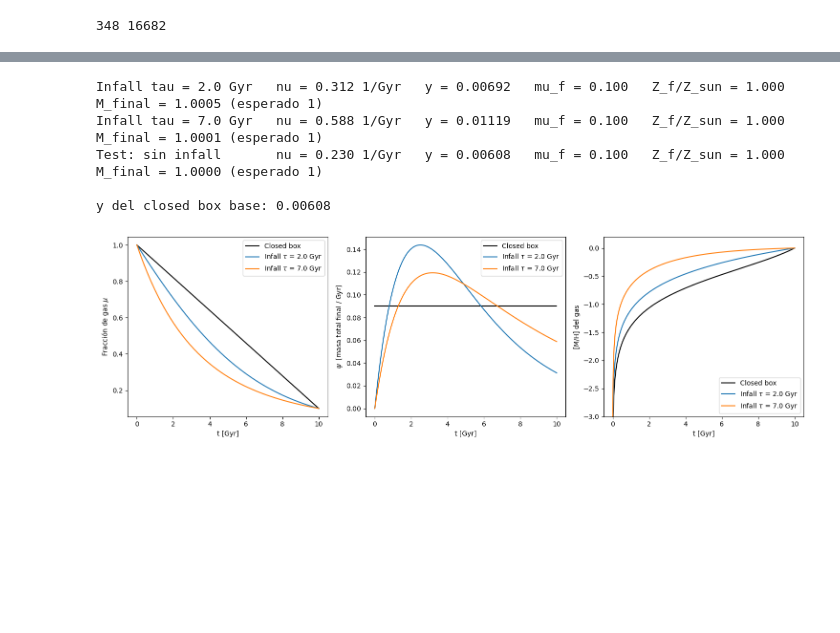
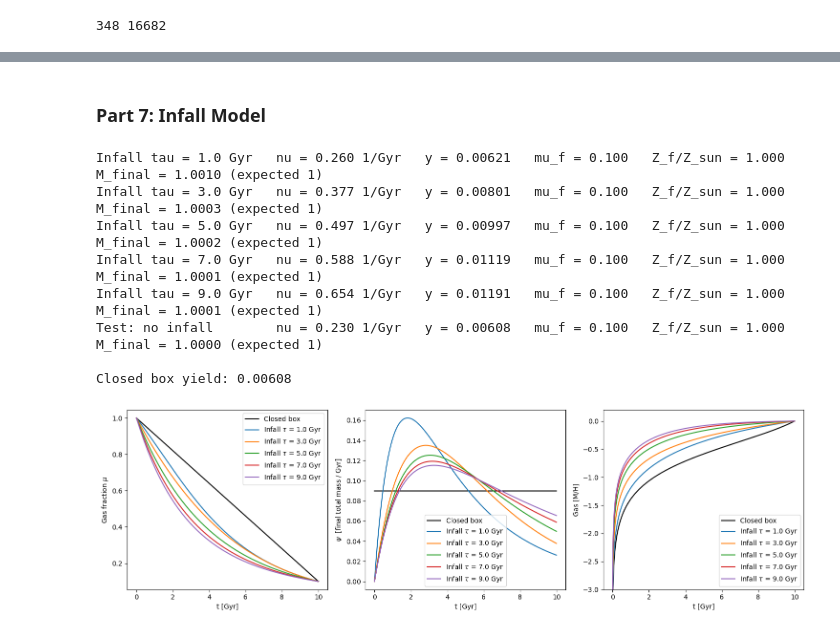
Before and after one commit to Jou-dab/Milky-Way-MC-, a Jupyter notebook: mcproyecto.ipynb, the cells around one changed output, grey strips where cells are left out. Drawn from its saved outputs; the diff is of its cells as text; code cells hidden in the pictures; blank space fills up the shorter version.

```diff
--- a/mcproyecto.ipynb
+++ b/mcproyecto.ipynb
@@ -412,22 +537,21 @@ print(n_G)
 # %%
-DBIN = 0.1
 bins_feh = np.arange(-1.5, 0.6 + DBIN / 2, DBIN)
 centers = 0.5 * (bins_feh[1:] + bins_feh[:-1])
-MH_G = MH[is_G]
 
 pdf_mod, err_mod, n_mod = mdf(MH_G, bins_feh)
 pdf_hay, err_hay, n_hay = mdf(feh_hay, bins_feh)
 pdf_gcs, err_gcs, n_gcs = mdf(feh_gcs, bins_feh)
 
 fig, ax = plt.subplots(figsize=(8, 5))
-ax.stairs(pdf_mod, bins_feh, lw=2, label=f"Closed box, G Dwarfs (N = {n_mod})")
-ax.stairs(pdf_gcs, bins_feh, lw=1.5, ls="--", label=f"GCS, Holmberg et al. 2009 (N = {n_gcs})")
-ax.stairs(pdf_hay, bins_feh, lw=1.5,ls="--", label=f"Haywood 2001 (N = {n_hay})")
-
-ax.axvline(-0.5, ls=":", c="gray", label= "Metal Poor [Fe/H] = -0.50")
-ax.set_xlabel("[Fe/H]")
+ax.stairs(pdf_mod, bins_feh, lw=2, color="k", label=f"Closed box, G dwarfs (N = {n_mod})")
+ax.stairs(pdf_gcs, bins_feh, lw=1.5, ls="--", color="C2", label=f"GCS, Holmberg et al. 2009 (N = {n_gcs})")
+ax.errorbar(centers, pdf_hay, yerr=err_hay, fmt="o", ms=4, color="C3", capsize=2,
+            label=f"Haywood 2001 (N = {n_hay})")
+ax.axvline(MH_CUT, ls=":", c="gray", label=f"Metal poor [Fe/H] = {MH_CUT}")
+ax.set_xlabel("[M/H] model / [Fe/H] observed")
+ax.set_ylabel(r"MDF  [dex$^{-1}$]")
 ax.legend()
 fig.tight_layout()
-fig.savefig("figs/mdf_closedbox_vs_obs.png")
+fig.savefig("figs/mdf_closedbox_vs_obs.png", dpi=150)
 plt.show()
 # %% [output]
@@ -602,7 +577,3 @@ Esto permite estudiar cómo la historia de acreción influye en la evolución te
-# %%
-# Modelo con infall
-Z_IN       = 0.0           # metalicidad del gas que cae (prístino)
-TAU_INFALL = [2.0, 7.0]    # Gyr, tiempos característicos a comparar
-M_GAS0     = 0.0           # gas inicial, en unidades de la masa total final
-N_T_GRID   = 5000          # pasos de la grilla temporal
+# %% [markdown]
+### Part 7: Infall Model
 # %%
@@ -670,48 +634,52 @@ def build_infall_model(tau, Mg0=M_GAS0):
     return model
 # %%
 def check_model(name, m):
-    """Imprime la calibración (mu_f, Z_f) y la conservación de masa de un modelo."""
+    """Prints the calibration (mu_f, Z_f) and mass conservation of a model."""
     M_final = m["M_gas"][-1] + m["M_star"][-1]
     print(f"{name:<22} nu = {m['nu']:.3f} 1/Gyr   y = {m['y_eff']:.5f}   "
-          f"mu_f = {m['mu'][-1]:.3f}   Z_f/Z_sun = {m['Z'][-1] / Z_sun:.3f}   "
-          f"M_final = {M_final:.4f} (esperado 1)")
+          f"mu_f = {m['mu'][-1]:.3f}   Z_f/Z_sun = {m['Z'][-1] / Z_SUN:.3f}   "
+          f"M_final = {M_final:.4f} (expected 1)")
 
 models = {tau: build_infall_model(tau) for tau in TAU_INFALL}
-test_cb = build_infall_model(tau=1.0, Mg0=1.0)      # A0 = 0: test sin infall
+test_cb = build_infall_model(tau=1.0, Mg0=1.0)      # A0 = 0: no-infall test, must give Y_EFF
 
 for tau, m in models.items():
     check_model(f"Infall tau = {tau} Gyr", m)
-check_model("Test: sin infall", test_cb)
-print(f"\ny del closed box base: {y_eff:.5f}")
+check_model("Test: no infall", test_cb)
+print(f"\nClosed box yield: {Y_EFF:.5f}")
 # %% [output]
-Infall tau = 2.0 Gyr   nu = 0.312 1/Gyr   y = 0.00692   mu_f = 0.100   Z_f/Z_sun = 1.000   M_final = 1.0005 (esperado 1)
-Infall tau = 7.0 Gyr   nu = 0.588 1/Gyr   y = 0.01119   mu_f = 0.100   Z_f/Z_sun = 1.000   M_final = 1.0001 (esperado 1)
-Test: sin infall       nu = 0.230 1/Gyr   y = 0.00608   mu_f = 0.100   Z_f/Z_sun = 1.000   M_final = 1.0000 (esperado 1)
+Infall tau = 1.0 Gyr   nu = 0.260 1/Gyr   y = 0.00621   mu_f = 0.100   Z_f/Z_sun = 1.000   M_final = 1.0010 (expected 1)
+Infall tau = 3.0 Gyr   nu = 0.377 1/Gyr   y = 0.00801   mu_f = 0.100   Z_f/Z_sun = 1.000   M_final = 1.0003 (expected 1)
+Infall tau = 5.0 Gyr   nu = 0.497 1/Gyr   y = 0.00997   mu_f = 0.100   Z_f/Z_sun = 1.000   M_final = 1.0002 (expected 1)
+Infall tau = 7.0 Gyr   nu = 0.588 1/Gyr   y = 0.01119   mu_f = 0.100   Z_f/Z_sun = 1.000   M_final = 1.0001 (expected 1)
+Infall tau = 9.0 Gyr   nu = 0.654 1/Gyr   y = 0.01191   mu_f = 0.100   Z_f/Z_sun = 1.000   M_final = 1.0001 (expected 1)
+Test: no infall        nu = 0.230 1/Gyr   y = 0.00608   mu_f = 0.100   Z_f/Z_sun = 1.000   M_final = 1.0000 (expected 1)
 
-y del closed box base: 0.00608
+Closed box yield: 0.00608
 # %%
+# Time evolution: gas fraction, SFR and gas metallicity
 t_cb = np.linspace(0.0, T_MW, 500)
 
 fig, axes = plt.subplots(1, 3, figsize=(15, 4.5))
 axes[0].plot(t_cb, gas_fraction(t_cb), "k-", label="Closed box")
 axes[1].plot(t_cb, np.full_like(t_cb, (1 - MU_F) / T_MW), "k-", label="Closed box")
 axes[2].plot(t_cb, Z_to_MH(closed_box(t_cb)), "k-", label="Closed box")
 
 for tau, m in models.items():
     lab = rf"Infall $\tau$ = {tau} Gyr"
     axes[0].plot(m["t"], m["mu"], label=lab)
     axes[1].plot(m["t"], m["psi"], label=lab)
     axes[2].plot(m["t"], Z_to_MH(m["Z"]), label=lab)
 
-axes[0].set_ylabel(r"Fracción de gas $\mu$")
-axes[1].set_ylabel(r"$\psi$  [masa total final / Gyr]")
-axes[2].set_ylabel("[M/H] del gas")
+axes[0].set_ylabel(r"Gas fraction $\mu$")
+axes[1].set_ylabel(r"$\psi$  [final total mass / Gyr]")
+axes[2].set_ylabel("Gas [M/H]")
 axes[2].set_ylim(MH_FLOOR, 0.2)
 for ax in axes:
     ax.set_xlabel("t [Gyr]")
     ax.legend()
 fig.tight_layout()
-fig.savefig("figs/infall_evolution.png")
+fig.savefig("figs/infall_evolution.png", dpi=150)
 plt.show()
 # %% [output]
-[figure, old version]
+[figure, new version]
```
Also changed, not shown: parts of 54 cells of this notebook, 9 other files.
